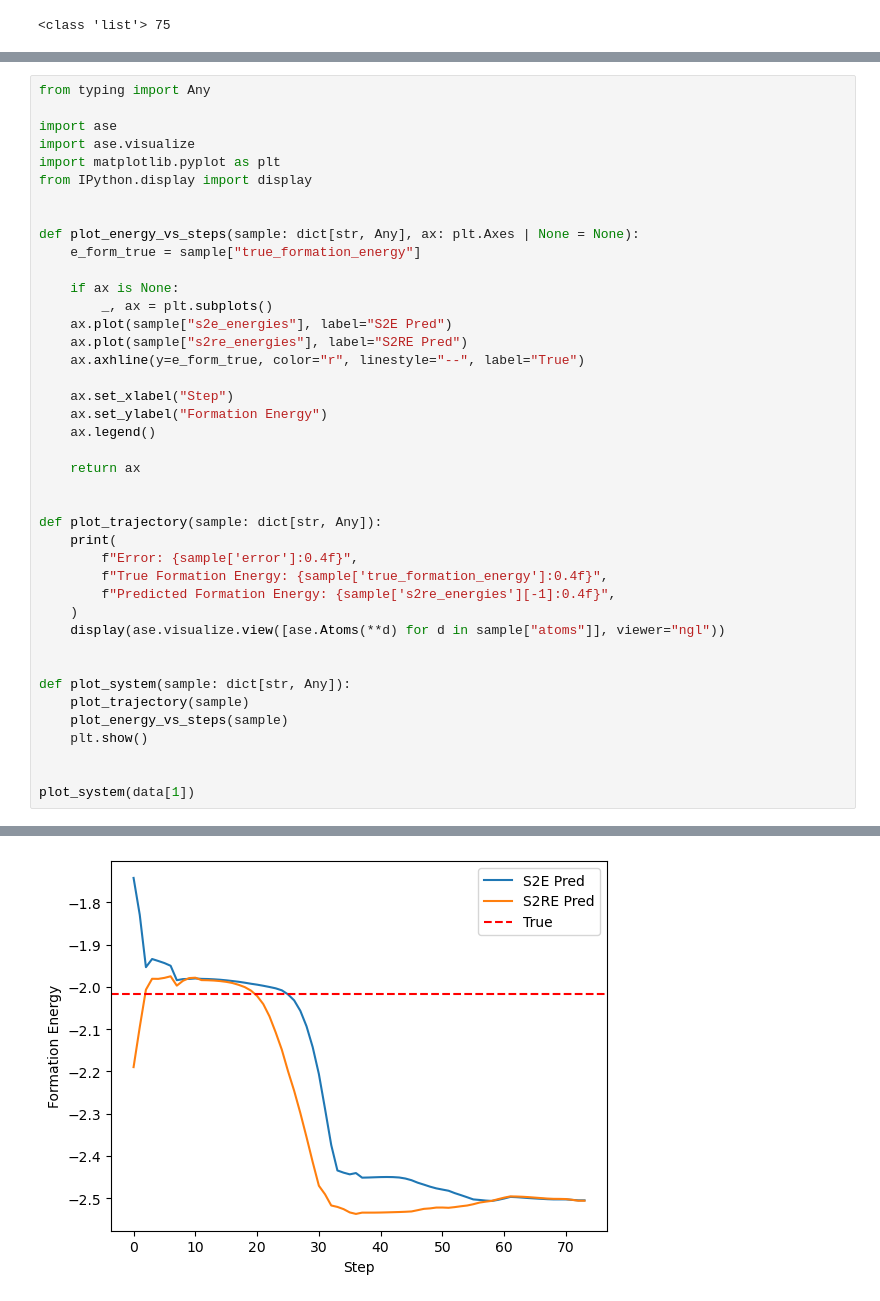
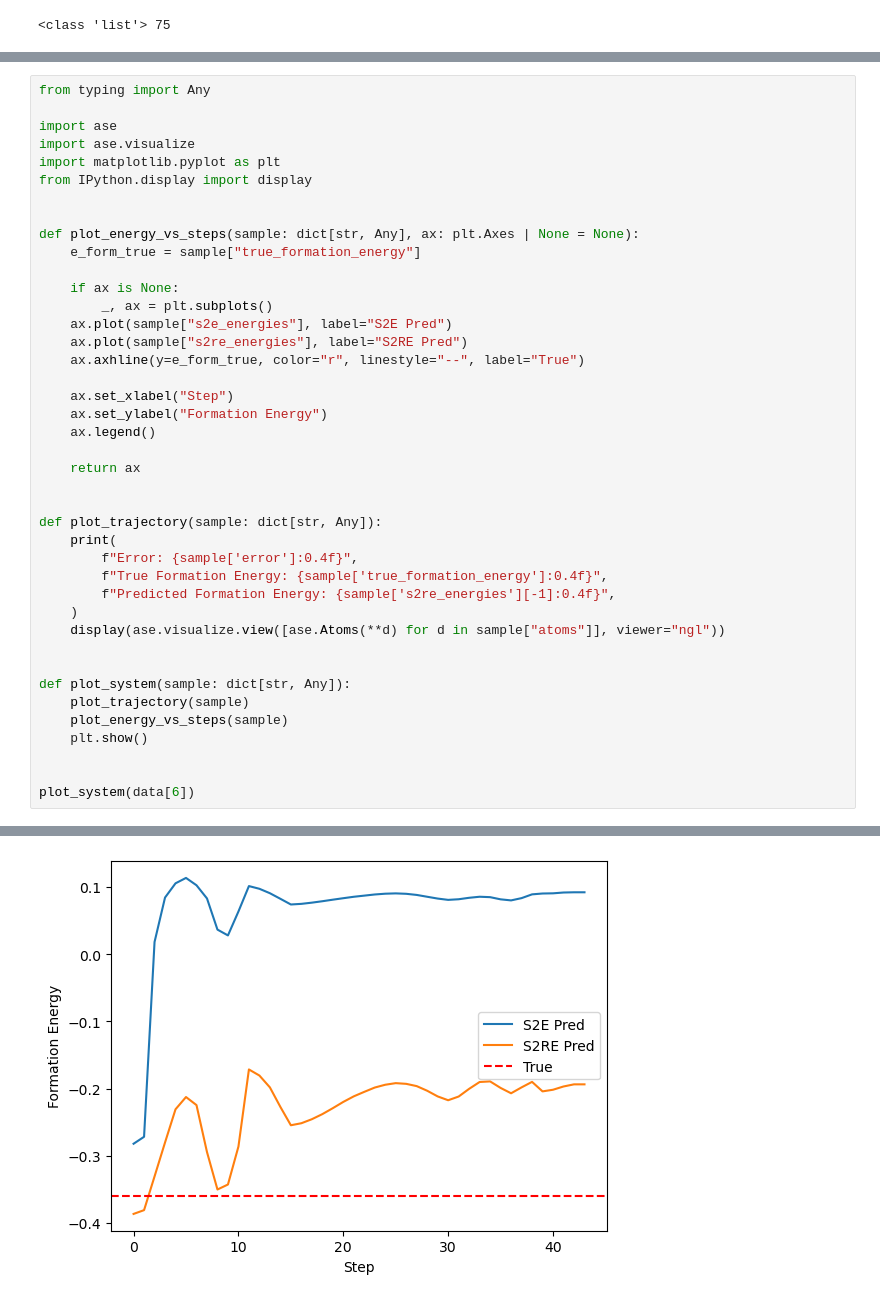
Before and after one commit to Lingyu-Kong/JMP-Peft, a Jupyter notebook: notebooks/view-problematic-samples.ipynb, the cells around one changed output, grey strips where cells are left out. Saved outputs shown, nothing was run; the diff lists cells and outputs as text.

```diff
--- a/notebooks/view-problematic-samples.ipynb
+++ b/notebooks/view-problematic-samples.ipynb
@@ -54,5 +72,5 @@ def plot_system(sample: dict[str, Any]):
     plt.show()
 
 
-plot_system(data[1])
+plot_system(data[6])
 # %% [output]
@@ -61 +79 @@ HBox(children=(NGLWidget(max_frame=73), VBox(children=(Dropdown(description='Sho
-[figure, old version]
+[figure, new version]
```
Also changed, not shown: parts of 2 cells of this notebook, 1 other file.
